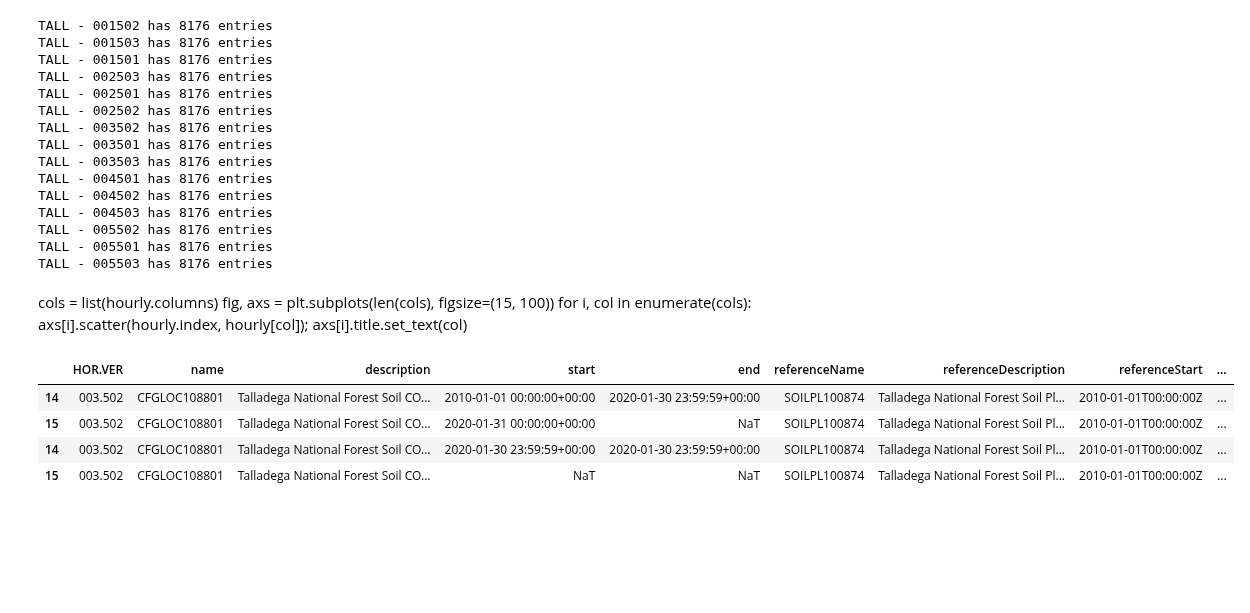
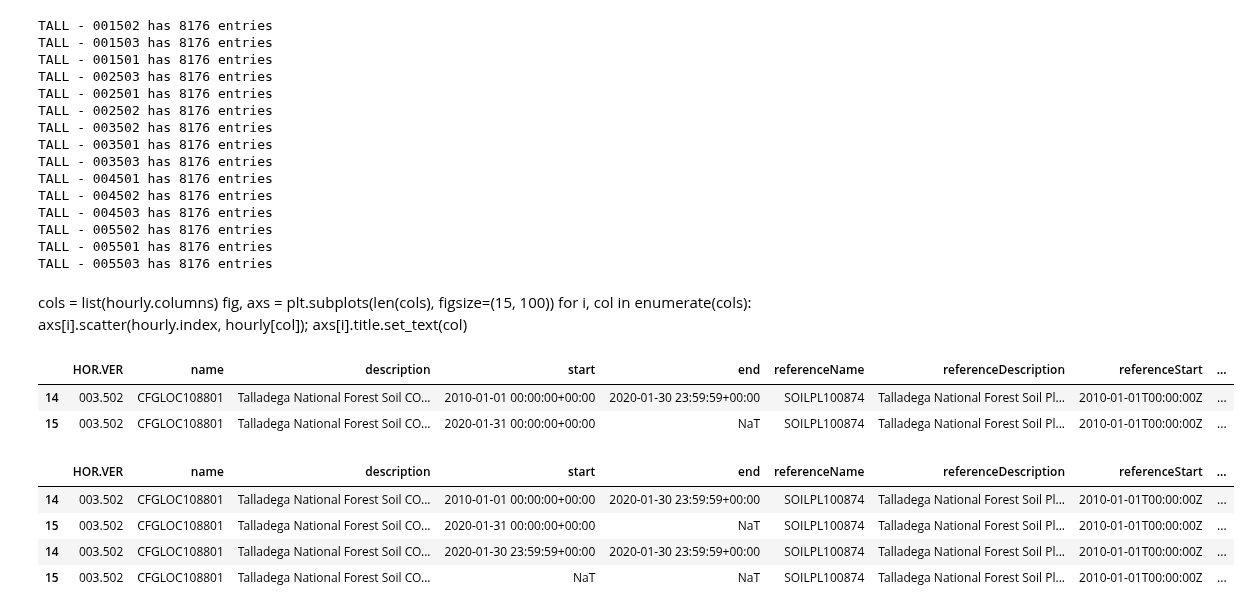
Before and after one commit to kulpojke/CO2xSWV, a Jupyter notebook: CO2xSWV.ipynb, the cells around one changed output. Drawn from its saved outputs; the diff is of its cells as text; code cells hidden in the pictures; blank space fills up the shorter version.

```diff
--- a/CO2xSWV.ipynb
+++ b/CO2xSWV.ipynb
@@ -148,6 +148,12 @@ site = 'TALL'
 #ddf = make_ddf_for_horver(hor, ver, dates, site, data_path)
 # %%
 co2_pos = get_specific_position(hor, ver, site, data_path)
+# %%
+co2_pos
+# %% [output]
+|  | HOR.VER | name | description | start | end | referenceName | referenceDescription | referenceStart | ... |
+| 14 | 003.502 | CFGLOC108801 | Talladega National Forest Soil CO... | 2010-01-01 00:00:00+00:00 | 2020-01-30 23:59:59+00:00 | SOILPL100874 | Talladega National Forest Soil Pl... | 2010-01-01T00:00:00Z | ... |
+| 15 | 003.502 | CFGLOC108801 | Talladega National Forest Soil CO... | 2020-01-31 00:00:00+00:00 | NaT | SOILPL100874 | Talladega National Forest Soil Pl... | 2010-01-01T00:00:00Z | ... |
 # %%
 co2_pos
 junk = co2_pos.copy()
```
Also changed, not shown: parts of 7 cells of this notebook.
